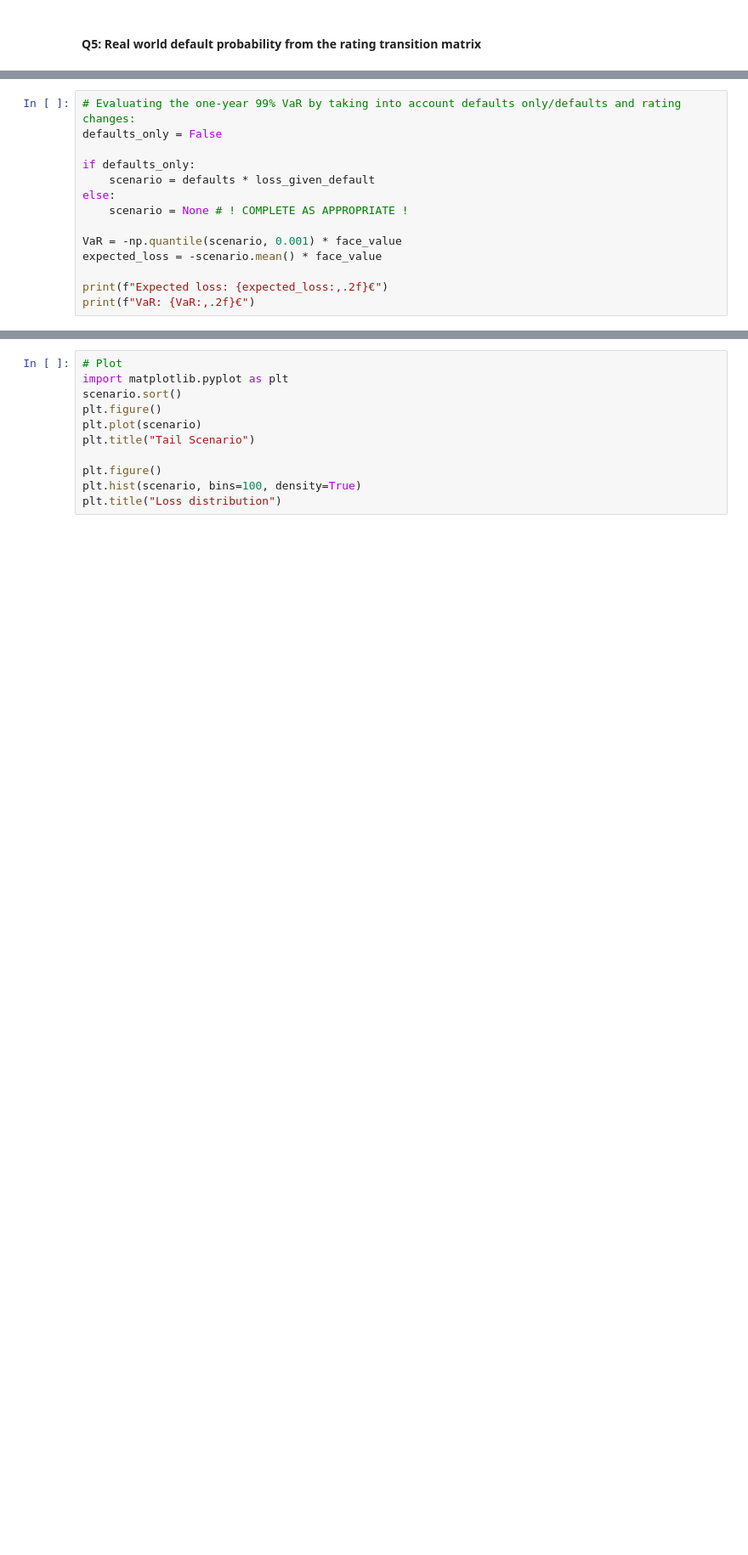
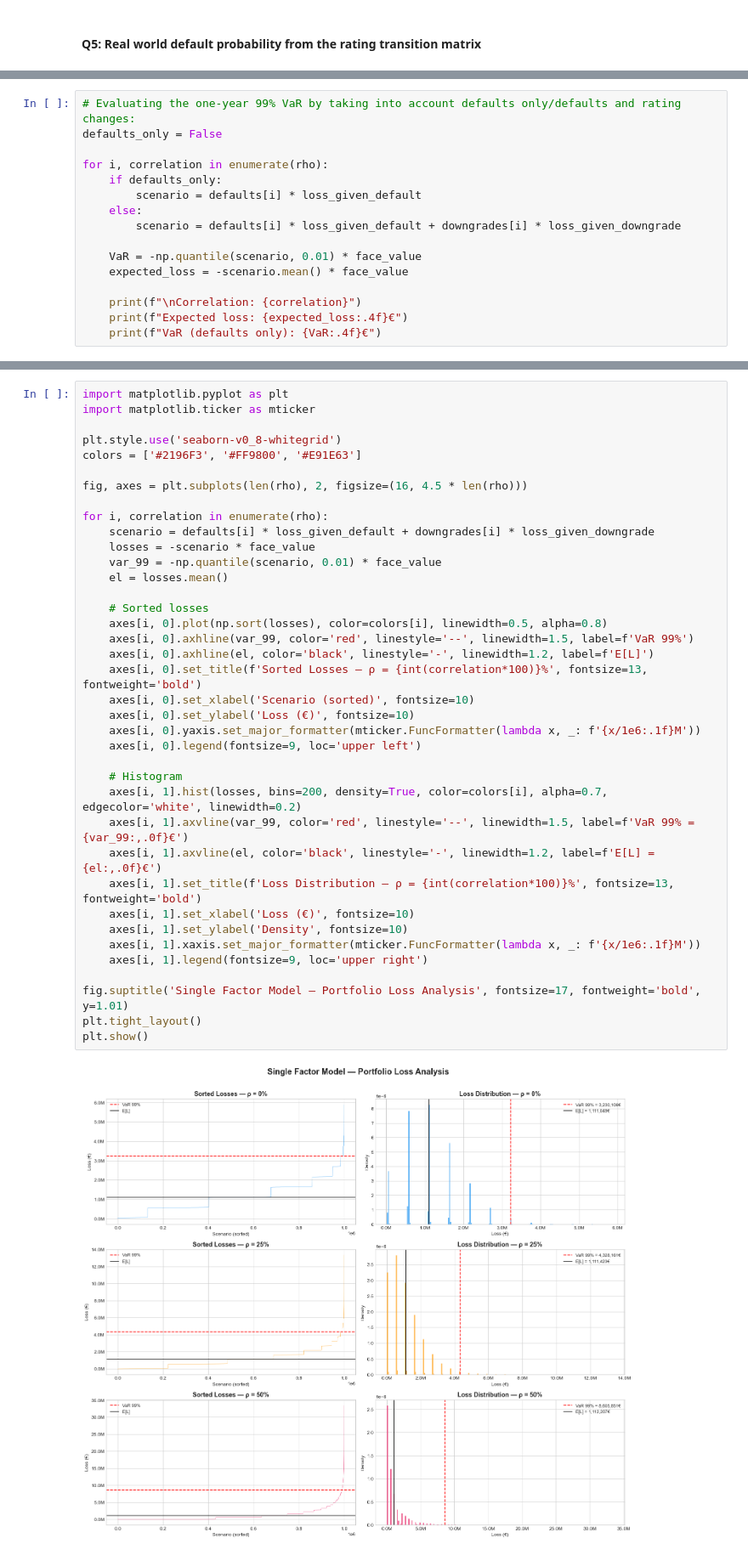
Before and after one commit to giacomocosta0101-png/Assignment_2_Locatelli_Soldati, a Jupyter notebook: ex2_notebook.ipynb, the cells around one changed output, grey strips where cells are left out. Shown at 85% size. Drawn from its saved outputs; the diff is of its cells as text; blank space fills up the shorter version.

```diff
--- a/ex2_notebook.ipynb
+++ b/ex2_notebook.ipynb
@@ -390,13 +537,15 @@ prob_upgrades = upgrades.mean() / issuers_num
 # Evaluating the one-year 99% VaR by taking into account defaults only/defaults and rating changes:
 defaults_only = False
 
-if defaults_only:
-    scenario = defaults * loss_given_default
-else:
-    scenario = None # ! COMPLETE AS APPROPRIATE !
+for i, correlation in enumerate(rho):
+    if defaults_only:
+        scenario = defaults[i] * loss_given_default
+    else:
+        scenario = defaults[i] * loss_given_default + downgrades[i] * loss_given_downgrade
 
-VaR = -np.quantile(scenario, 0.001) * face_value
-expected_loss = -scenario.mean() * face_value
+    VaR = -np.quantile(scenario, 0.01) * face_value
+    expected_loss = -scenario.mean() * face_value
 
-print(f"Expected loss: {expected_loss:,.2f}€")
-print(f"VaR: {VaR:,.2f}€")
+    print(f"\nCorrelation: {correlation}")
+    print(f"Expected loss: {expected_loss:.4f}€")
+    print(f"VaR (defaults only): {VaR:.4f}€")
@@ -403,11 +564,40 @@ print(f"VaR: {VaR:,.2f}€")
 # %%
-# Plot
 import matplotlib.pyplot as plt
-scenario.sort()
-plt.figure()
-plt.plot(scenario)
-plt.title("Tail Scenario")
+import matplotlib.ticker as mticker
 
-plt.figure()
-plt.hist(scenario, bins=100, density=True)
-plt.title("Loss distribution")
+plt.style.use('seaborn-v0_8-whitegrid')
+colors = ['#2196F3', '#FF9800', '#E91E63']
+
+fig, axes = plt.subplots(len(rho), 2, figsize=(16, 4.5 * len(rho)))
+
+for i, correlation in enumerate(rho):
+    scenario = defaults[i] * loss_given_default + downgrades[i] * loss_given_downgrade
+    losses = -scenario * face_value
+    var_99 = -np.quantile(scenario, 0.01) * face_value
+    el = losses.mean()
+
+    # Sorted losses
+    axes[i, 0].plot(np.sort(losses), color=colors[i], linewidth=0.5, alpha=0.8)
+    axes[i, 0].axhline(var_99, color='red', linestyle='--', linewidth=1.5, label=f'VaR 99%')
+    axes[i, 0].axhline(el, color='black', linestyle='-', linewidth=1.2, label=f'E[L]')
+    axes[i, 0].set_title(f'Sorted Losses — ρ = {int(correlation*100)}%', fontsize=13, fontweight='bold')
+    axes[i, 0].set_xlabel('Scenario (sorted)', fontsize=10)
+    axes[i, 0].set_ylabel('Loss (€)', fontsize=10)
+    axes[i, 0].yaxis.set_major_formatter(mticker.FuncFormatter(lambda x, _: f'{x/1e6:.1f}M'))
+    axes[i, 0].legend(fontsize=9, loc='upper left')
+
+    # Histogram
+    axes[i, 1].hist(losses, bins=200, density=True, color=colors[i], alpha=0.7, edgecolor='white', linewidth=0.2)
+    axes[i, 1].axvline(var_99, color='red', linestyle='--', linewidth=1.5, label=f'VaR 99% = {var_99:,.0f}€')
+    axes[i, 1].axvline(el, color='black', linestyle='-', linewidth=1.2, label=f'E[L] = {el:,.0f}€')
+    axes[i, 1].set_title(f'Loss Distribution — ρ = {int(correlation*100)}%', fontsize=13, fontweight='bold')
+    axes[i, 1].set_xlabel('Loss (€)', fontsize=10)
+    axes[i, 1].set_ylabel('Density', fontsize=10)
+    axes[i, 1].xaxis.set_major_formatter(mticker.FuncFormatter(lambda x, _: f'{x/1e6:.1f}M'))
+    axes[i, 1].legend(fontsize=9, loc='upper right')
+
+fig.suptitle('Single Factor Model — Portfolio Loss Analysis', fontsize=17, fontweight='bold', y=1.01)
+plt.tight_layout()
+plt.show()
+# %% [output]
+[figure, added]
```
Also changed, not shown: parts of 15 cells of this notebook.
